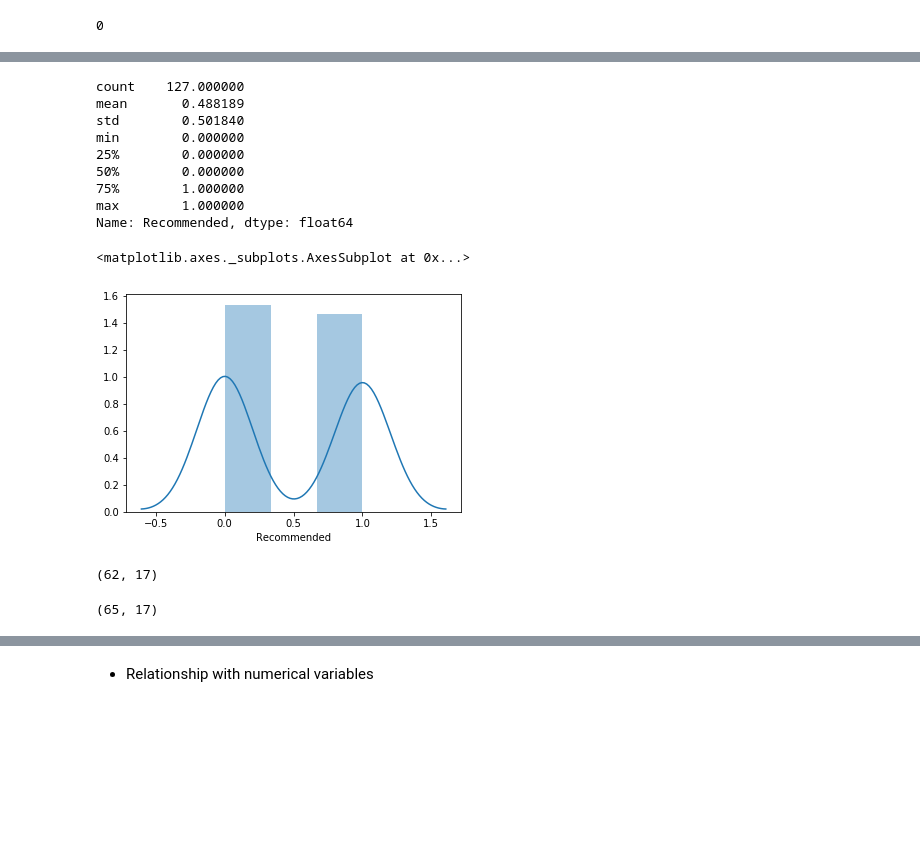
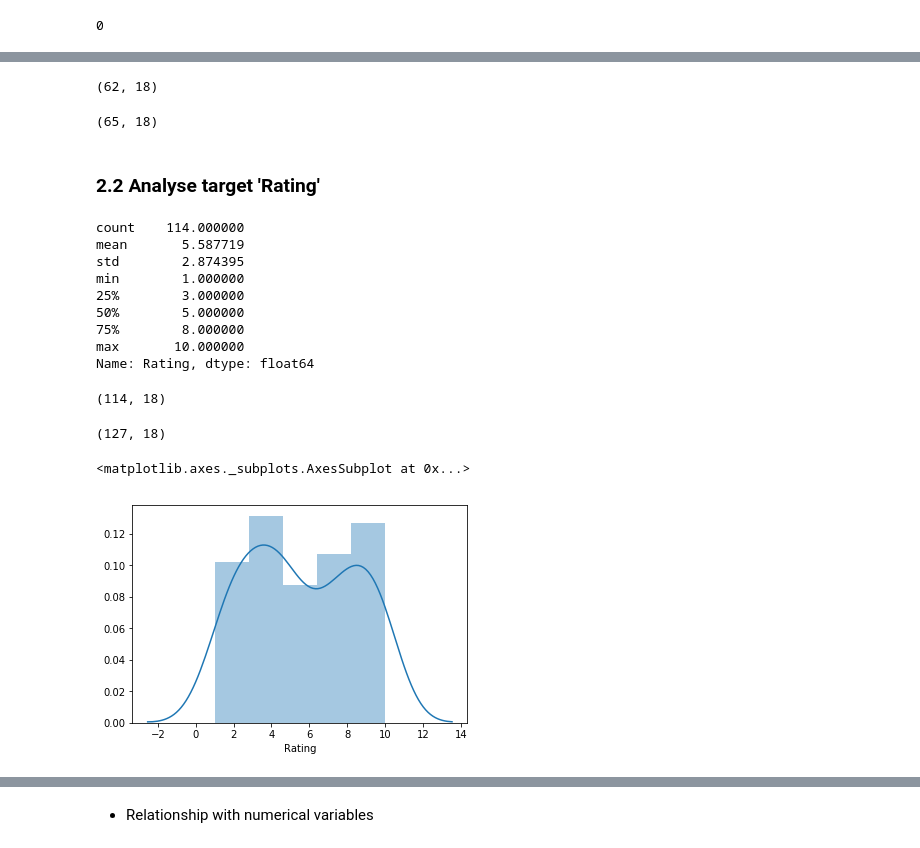
Before and after one commit to ck-unifr/german-wings-airline-challenge, a Jupyter notebook: german-wings-review.ipynb, the cells around one changed output, grey strips where cells are left out. Saved outputs shown, nothing was run; the diff lists cells and outputs as text; code cells hidden in the pictures; blank space fills up the shorter version.

```diff
--- a/german-wings-review.ipynb
+++ b/german-wings-review.ipynb
@@ -268,11 +268,8 @@ array(['no', 'yes'], dtype=object)
 df_review['Recommended'].isnull().sum()
 # %% [output]
 0
-# %%
-# convert string to integer
-def f(x):
-    if x=='yes':
-        return 1
-    else:
-        return 0
-df_review['Recommended'] = df_review['Recommended'].apply(f)
+# %%
+# Transfer string into integer
+
+lbl_enc = preprocessing.LabelEncoder()
+df_review['Recommended Label'] = lbl_enc.fit_transform(df_review['Recommended'].values)
@@ -279,25 +281,35 @@ df_review['Recommended'] = df_review['Recommended'].apply(f)
+# %%
+df_review[df_review['Recommended Label'] == 1].shape
+# %% [output]
+(62, 18)
+# %%
+df_review[df_review['Recommended Label'] == 0].shape
+# %% [output]
+(65, 18)
+# %% [markdown]
+### 2.2 Analyse target 'Rating'
 # %%
-df_review['Recommended'].describe()
+df_review['Rating'].describe()
 # %% [output]
-count    127.000000
-mean       0.488189
-std        0.501840
-min        0.000000
-25%        0.000000
-50%        0.000000
-75%        1.000000
-max        1.000000
-Name: Recommended, dtype: float64
+count    114.000000
+mean       5.587719
+std        2.874395
+min        1.000000
+25%        3.000000
+50%        5.000000
+75%        8.000000
+max       10.000000
+Name: Rating, dtype: float64
+# %%
+df_review[df_review['Rating'].notnull()].shape
+# %% [output]
+(114, 18)
+# %%
+df_review.shape
+# %% [output]
+(127, 18)
 # %%
-sns.distplot(df_review['Recommended'])
+sns.distplot(df_review[df_review['Rating'].notnull()]['Rating'])
 # %% [output]
 <matplotlib.axes._subplots.AxesSubplot at 0x...>
-[figure, old version]
+[figure, new version]
-# %%
-df_review[df_review['Recommended'] == 1].shape
-# %% [output]
-(62, 17)
-# %%
-df_review[df_review['Recommended'] == 0].shape
-# %% [output]
-(65, 17)
```
Also changed, not shown: parts of 15 cells of this notebook.
